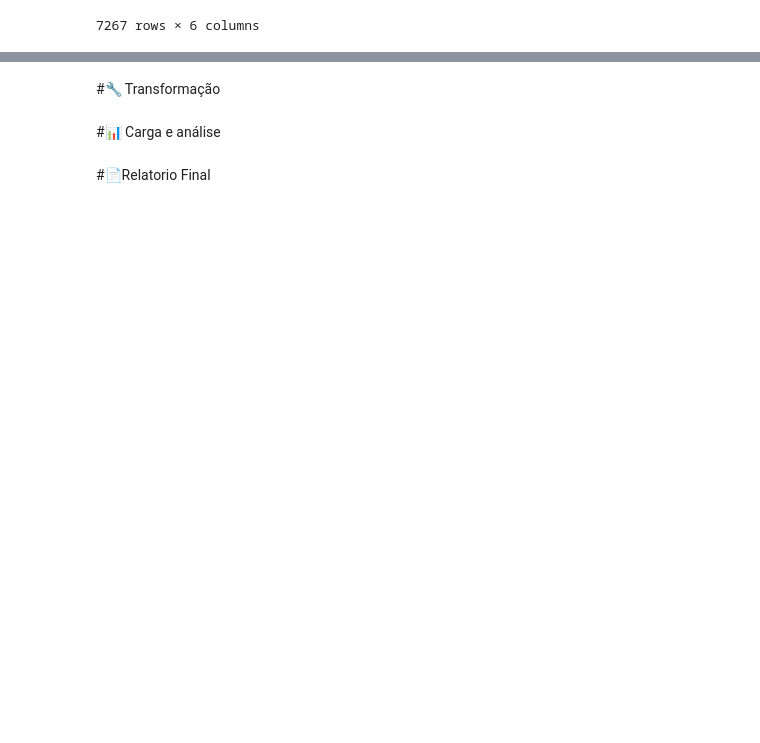
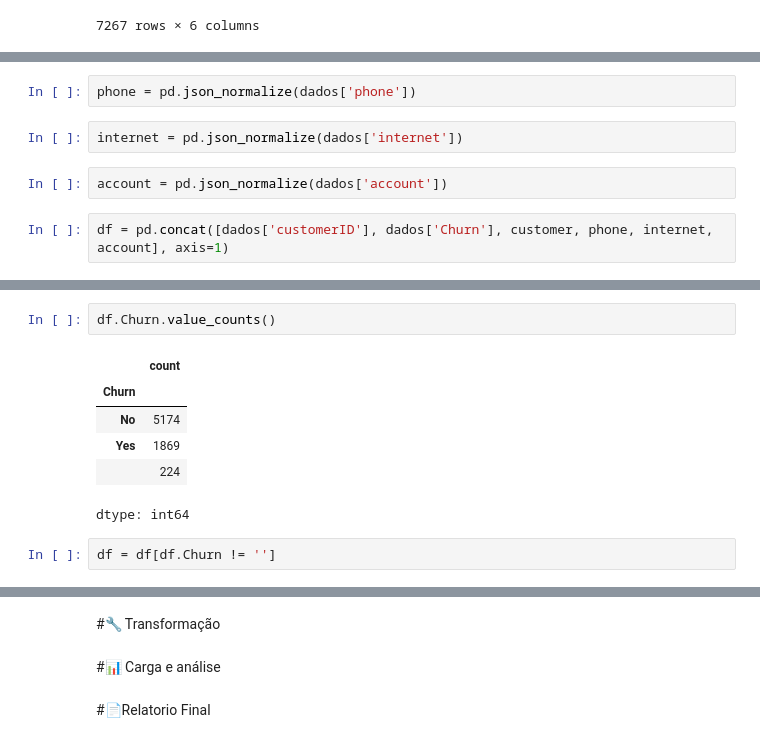
Before and after one commit to luisfmcastro/0a100, a Jupyter notebook: TelecomX_BR.ipynb, the cells around one changed output, grey strips where cells are left out. Cells and saved outputs as stored; diff of their text form; blank space fills up the shorter version.

```diff
--- a/TelecomX_BR.ipynb
+++ b/TelecomX_BR.ipynb
@@ -31,0 +24,8 @@ pd.json_normalize(dados)
+# %%
+phone = pd.json_normalize(dados['phone'])
+# %%
+internet = pd.json_normalize(dados['internet'])
+# %%
+account = pd.json_normalize(dados['account'])
+# %%
+df = pd.concat([dados['customerID'], dados['Churn'], customer, phone, internet, account], axis=1)
@@ -31,0 +96,11 @@ pd.json_normalize(dados)
+# %%
+df.Churn.value_counts()
+# %% [output]
+|  | count |
+| Churn |  |
+| No | 5174 |
+| Yes | 1869 |
+|  | 224 |
+dtype: int64
+# %%
+df = df[df.Churn != '']
```
Also changed, not shown: parts of 16 cells of this notebook.
